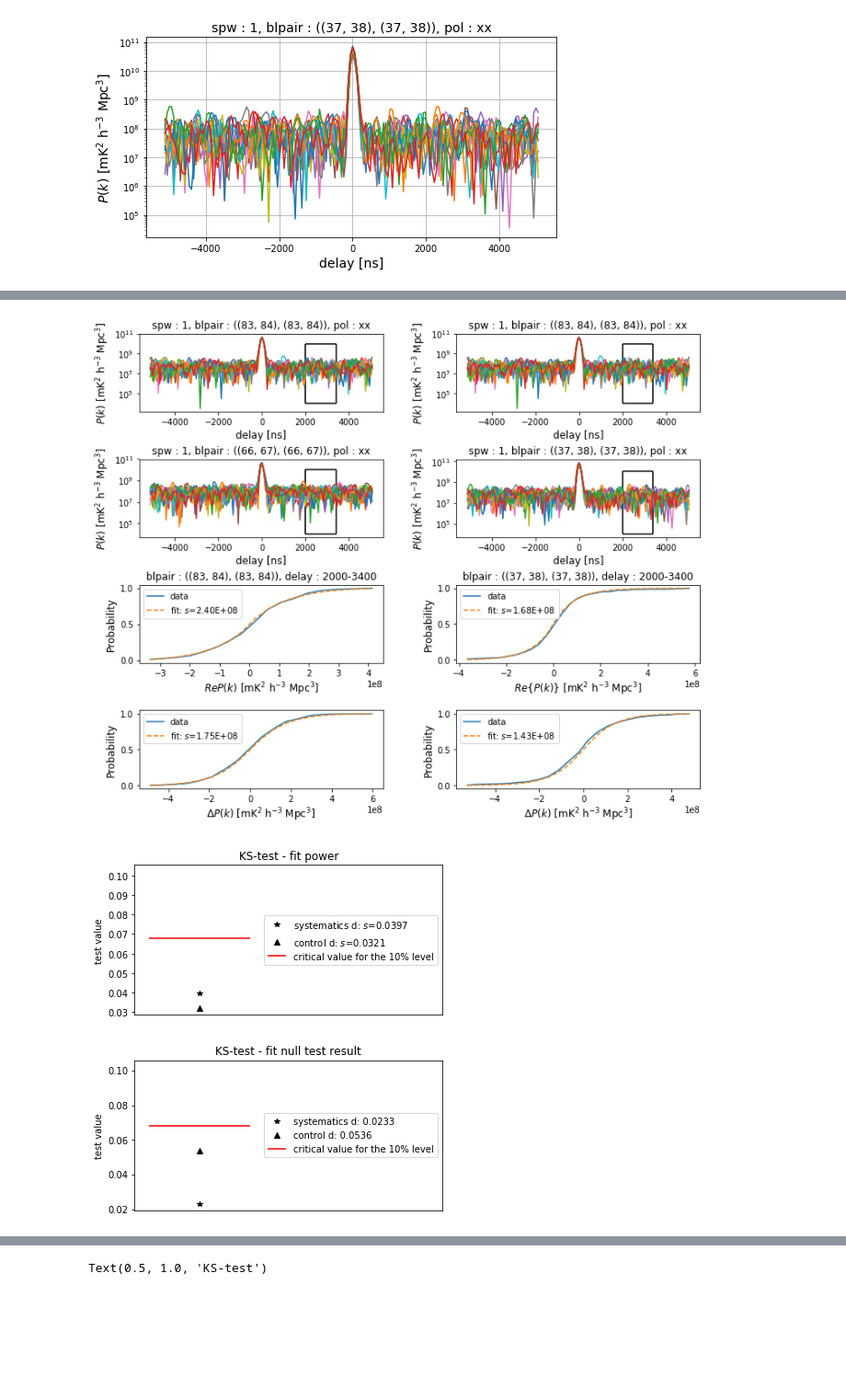
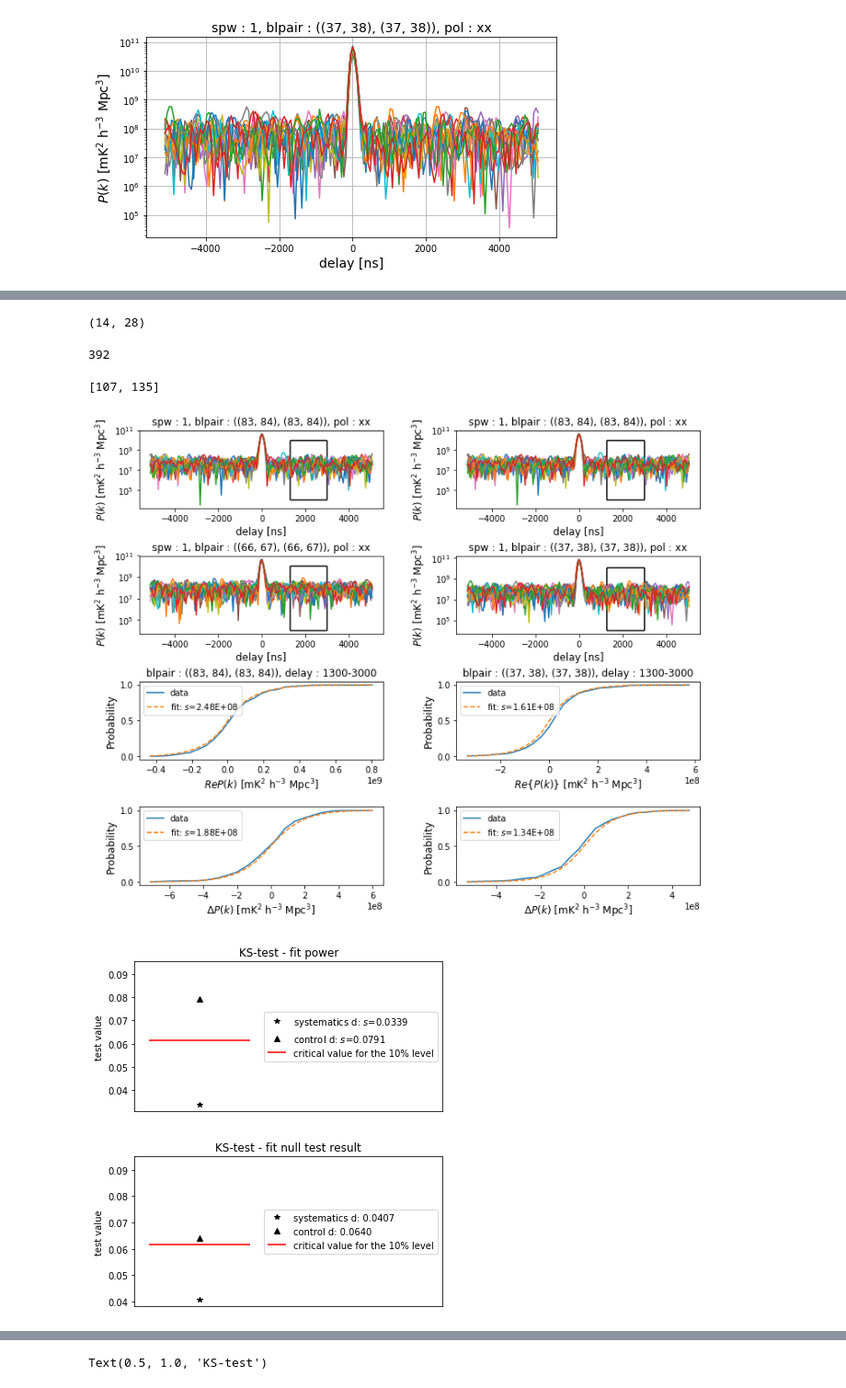
Before and after one commit to acliu/mcgill_sandbox, a Jupyter notebook: dixin/null_clean.ipynb, the cells around one changed output, grey strips where cells are left out. Shown: that part at 92% size. Drawn from its saved outputs; the diff is of its cells as text; code cells hidden in the pictures; blank space fills up the shorter version.

```diff
--- a/dixin/null_clean.ipynb
+++ b/dixin/null_clean.ipynb
@@ -273,7 +273,7 @@ def bayes_factor_approx(data, m1, m2):
 bics = []
 size = []
 for i in range(64):
-    x = power3[:,107:118+i].flatten()
+    x = power1[:,107:118+i].flatten()
     size.append(len(x))
     bics.append(bayes_factor_approx(x, real_pdf, 'norm'))
 
@@ -281,10 +281,10 @@ for i in range(64):
 # plot data points over BIC values
 plt.figure(figsize=(8, 5))
 plt.plot(size, bics, '.', label="2 $\ln\,{B_{12}}$")
-plt.hlines(10, size[0], size[-1], label="very strong evidence against M2")
+plt.hlines(10, size[0], size[-1], label="very strong evidence against Gaussian model")
 plt.xlabel("sample size", fontsize=14)
 plt.ylabel("S", fontsize=14)
-plt.title("The Schwarz criterion against data size", fontsize=14)
+plt.title("The Schwarz criterion against sample size", fontsize=14)
 plt.legend(loc='best', fontsize=10)
 plt.show()
 # %% [output]
@@ -294,7 +294,7 @@ bics = []
 size = []
 itm = []
 for i in range(64):
-    x = power2[:,107:118+i].flatten() - power1[:,107:118+i].flatten()
+    x = power1[:,107:118+i].flatten() - power2[:,107:118+i].flatten()
     size.append(len(x))
     itm.append(i)
     bics.append(bayes_factor_approx(x, null_pdf, 'norm'))
@@ -302,12 +302,12 @@ for i in range(64):
 
 plt.figure(figsize=(8, 5))
 plt.plot(size, bics, '.', label="2 $\ln\,{B_{12}}$")
-plt.hlines(10, size[0], size[-1], label="very strong evidence against M2")
+plt.hlines(10, size[0], size[-1], label="very strong evidence against Gaussian model")
 # plt.plot(itm, bics, '.', label="2 $\ln\,{B_{12}}$")
 # plt.hlines(10, itm[0], itm[-1], label="very strong evidence against M2")
 plt.xlabel("sample size", fontsize=14)
 plt.ylabel("S", fontsize=14)
-plt.title("The Schwarz criterion against data size", fontsize=14)
+plt.title("Schwarz criterion against sample size", fontsize=14)
 plt.legend(loc='best', fontsize=10)
 plt.show()
 # %% [output]
@@ -315,3 +315,6 @@ plt.show()
 # %%
 power = {0: power1, 1:power2, 2:power3}
 key = {0: key1, 1:key2, 3:key3}
+# %%
+k = np.linspace(0, 1, 100)
+y = np.exp(-0.7*k-k**2/2)
@@ -738,12 +744,21 @@ def null_test(dly1, dly2, avg):
     plt.ylabel('test value')
     plt.savefig('ks_test_null.png')
     plt.title('KS-test - fit null test result')
+# %%
+power3[:,107:135].shape
+# %% [output]
+(14, 28)
+# %%
+14*28
+# %% [output]
+392
 # %%
-null_test(2000, 3400, 'no')
+null_test(1300, 3000, 'no')
 # %% [output]
+[107, 135]
-[figure, old version]
+[figure, new version]
-[figure, old version]
+[figure, new version]
-[figure, old version]
+[figure, new version]
 # %%
 clean_null_test(2000, 3400, 'no')
 # %% [output]
```
Also changed, not shown: parts of 8 cells of this notebook.
